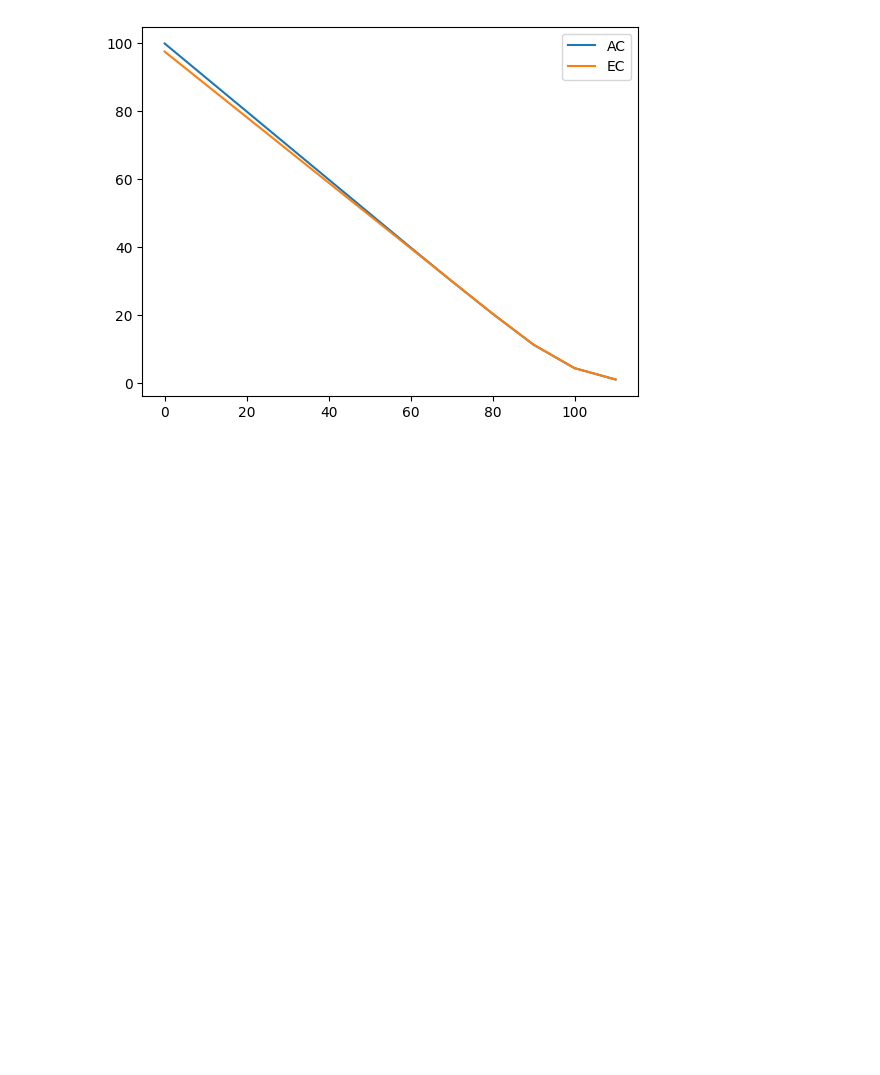
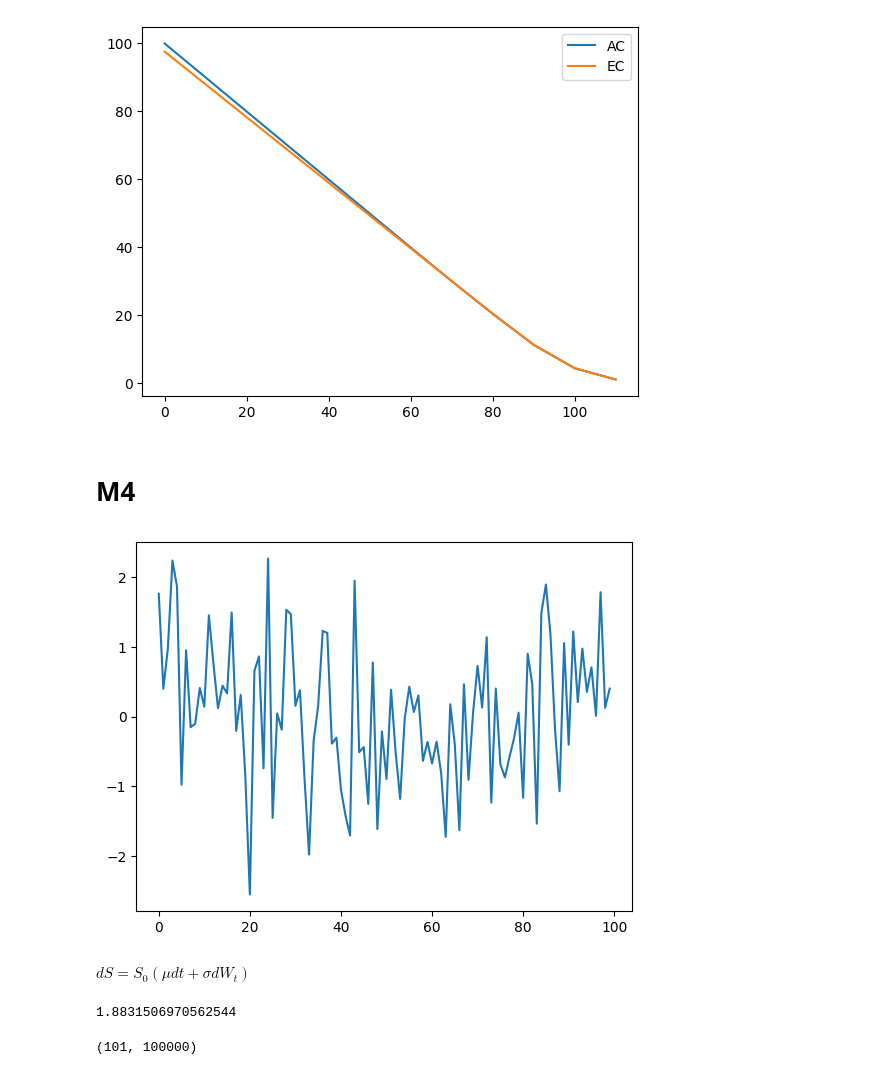
Before and after one commit to Huynh-Tr/MScFE-4, a Jupyter notebook: Derivative Pricing.ipynb, the cells around one changed output. Saved outputs shown, nothing was run; the diff lists cells and outputs as text; code cells hidden in the pictures; blank space fills up the shorter version.

```diff
--- a/Derivative Pricing.ipynb
+++ b/Derivative Pricing.ipynb
@@ -1324,3 +1301,21 @@ for k in K:
     European_Call = TrinomialModel(S0=100.0, r=0.05, sigma=0.2, T=3/12).price(50, strike_price=k, option_type='call', is_american=False)
     AC.append(American_Call)
     EC.append(European_Call)
+# %% [markdown]
+# M4
+# %%
+np.random.seed(0)
+X = np.random.randn(100)
+X.cumsum()
+
+import matplotlib.pyplot as plt
+
+plt.plot(X);
+# %% [output]
+[figure, added]
+# %% [markdown]
+$dS=S_0(\mu dt+\sigma dW_t)$
+# %%
+np.random.randn()
+# %% [output]
+1.8831506970562544
@@ -1326,0 +1348,4 @@ for k in K:
+# %%
+S.shape
+# %% [output]
+(101, 100000)
```
Also changed, not shown: parts of 18 cells of this notebook.
